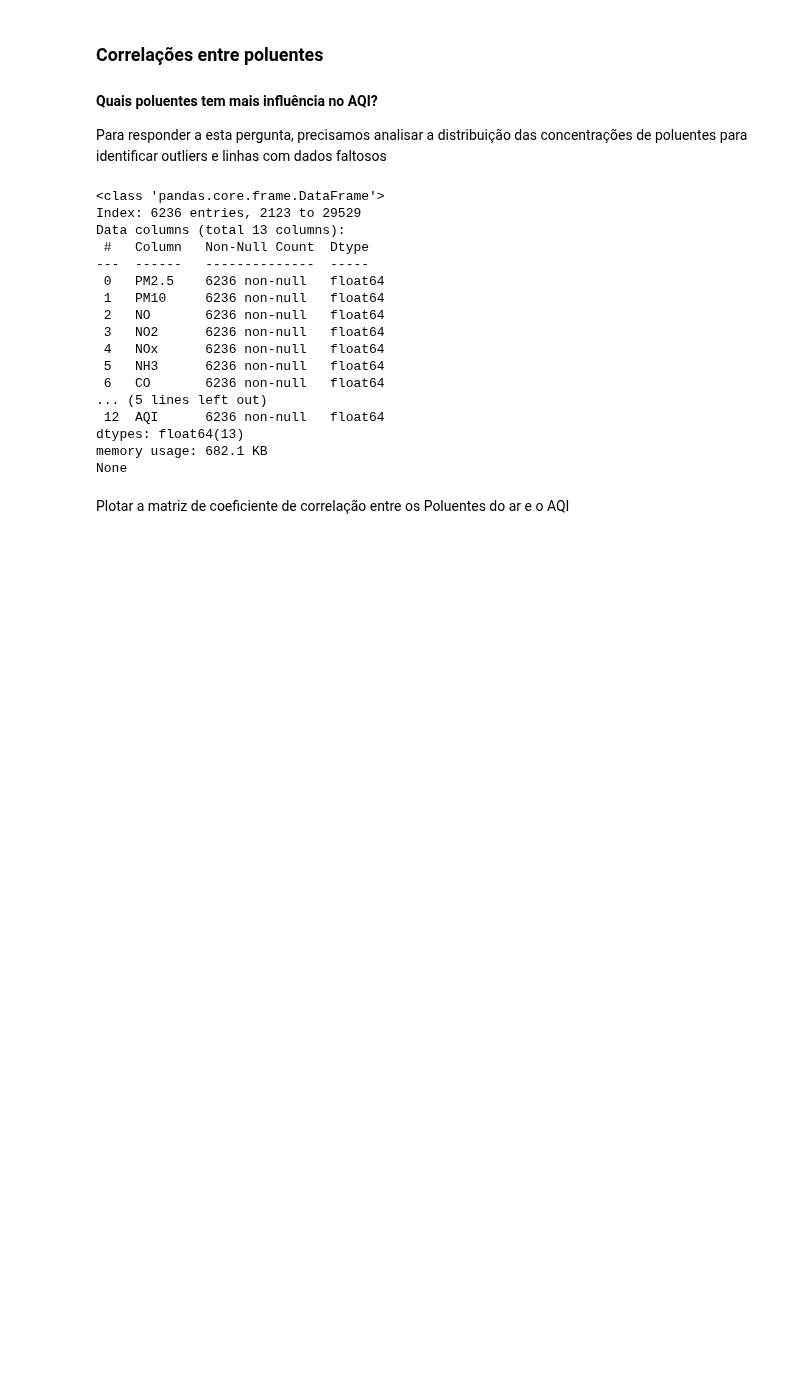
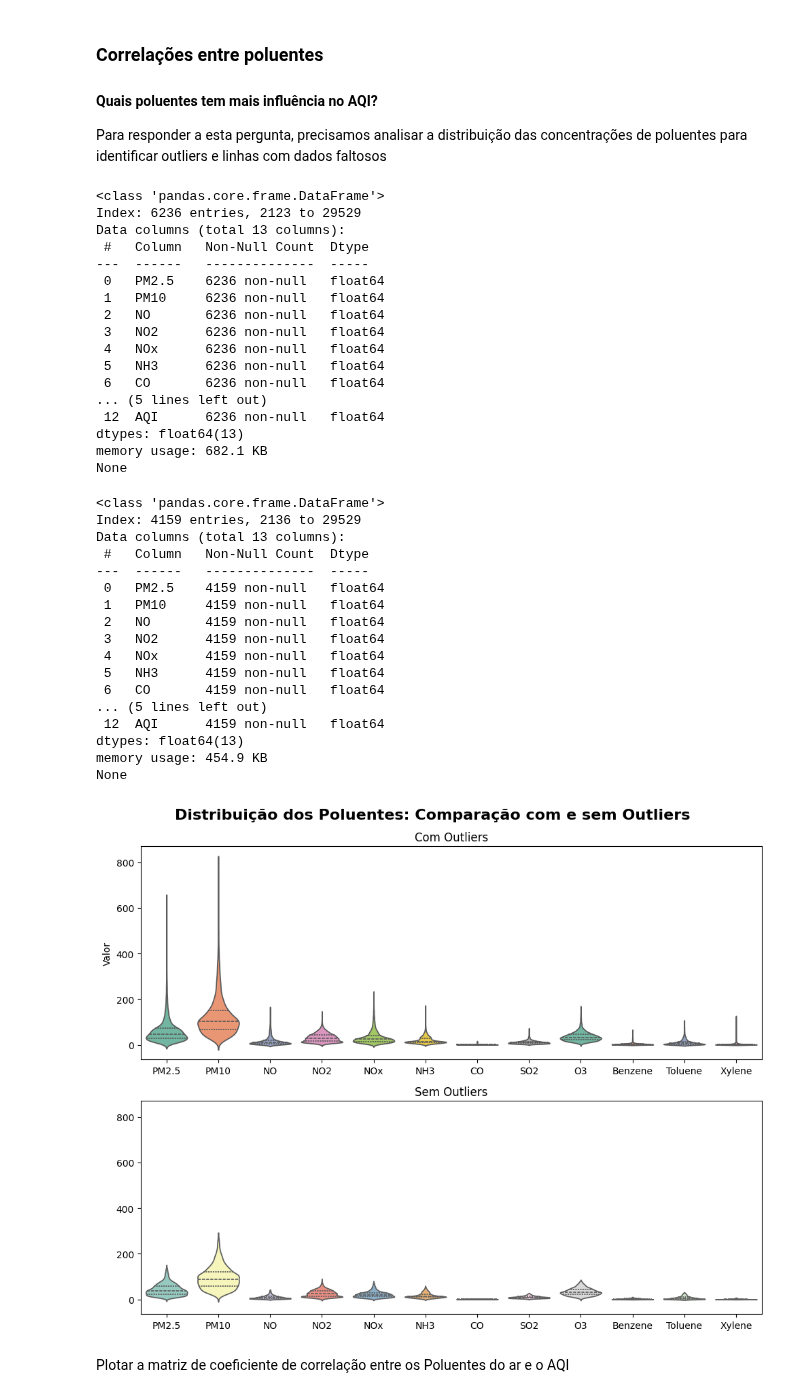
Before and after one commit to raphaelramosds/dca3501-project, a Jupyter notebook: assignments/Trabalho 1 - Parte II - Projeto de Analise de Dados.ipynb, the cells around one changed output. Saved outputs shown, nothing was run; the diff lists cells and outputs as text; code cells hidden in the pictures; blank space fills up the shorter version.

```diff
--- a/assignments/Trabalho 1 - Parte II - Projeto de Analise de Dados.ipynb
+++ b/assignments/Trabalho 1 - Parte II - Projeto de Analise de Dados.ipynb
@@ -283,6 +284,70 @@ Data columns (total 13 columns):
 dtypes: float64(13)
 memory usage: 682.1 KB
 None
+# %%
+"""
+Drop IQR outliers
+"""
+def drop_iqr_outliers(df, cols):
+    df_filtered = df.copy()
+    for col in cols:
+        Q1 = df[col].quantile(0.25)
+        Q3 = df[col].quantile(0.75)
+        IQR = Q3 - Q1
+        lower_bound = Q1 - 1.5 * IQR
+        upper_bound = Q3 + 1.5 * IQR
+
+        # Mantém apenas os valores dentro dos limites
+        df_filtered = df_filtered[(df_filtered[col] >= lower_bound) & (df_filtered[col] <= upper_bound)]
+    return df_filtered
+
+# Aplica remoção
+df_without_outliers = drop_iqr_outliers(df_clean, pollutants_cols)
+print(df_without_outliers.info())
+
+# Converte para formato longo
+df_long_clean = df_clean[pollutants_cols].melt(var_name="Poluente", value_name="Valor")
+df_long_wo = df_without_outliers[pollutants_cols].melt(var_name="Poluente", value_name="Valor")
+
+# Cria gráficos lado a lado
+fig, axes = plt.subplots(2, 1, figsize=(10, 8), sharey=True)
+fig.suptitle("Distribuição dos Poluentes: Comparação com e sem Outliers", fontsize=16, fontweight="bold")
+
+# Gráfico com outliers
+sns.violinplot(data=df_long_clean, x="Poluente", y="Valor", ax=axes[0], palette="Set2", inner="quartile", hue="Poluente", legend=False)
+axes[0].set_title("Com Outliers")
+axes[0].set_xlabel("")
+axes[0].set_ylabel("Valor")
+axes[0].tick_params(axis='x', rotation=0)
+
+# Gráfico sem outliers
+sns.violinplot(data=df_long_wo, x="Poluente", y="Valor", ax=axes[1], palette="Set3", inner="quartile", hue="Poluente", legend=False)
+axes[1].set_title("Sem Outliers")
+axes[1].set_xlabel("")
+axes[1].set_ylabel("")  # já foi no gráfico anterior
+axes[1].tick_params(axis='x', rotation=0)
+
+plt.tight_layout()
+plt.show()
+# %% [output]
+<class 'pandas.core.frame.DataFrame'>
+Index: 4159 entries, 2136 to 29529
+Data columns (total 13 columns):
+ #   Column   Non-Null Count  Dtype
+---  ------   --------------  -----
+ 0   PM2.5    4159 non-null   float64
+ 1   PM10     4159 non-null   float64
+ 2   NO       4159 non-null   float64
+ 3   NO2      4159 non-null   float64
+ 4   NOx      4159 non-null   float64
+ 5   NH3      4159 non-null   float64
+ 6   CO       4159 non-null   float64
+... (5 lines left out)
+ 12  AQI      4159 non-null   float64
+dtypes: float64(13)
+memory usage: 454.9 KB
+None
+[figure, added]
 # %% [markdown]
 Plotar a matriz de coeficiente de correlação entre os Poluentes do ar e o AQI
 # %%
```
Also changed, not shown: parts of 2 cells of this notebook.
